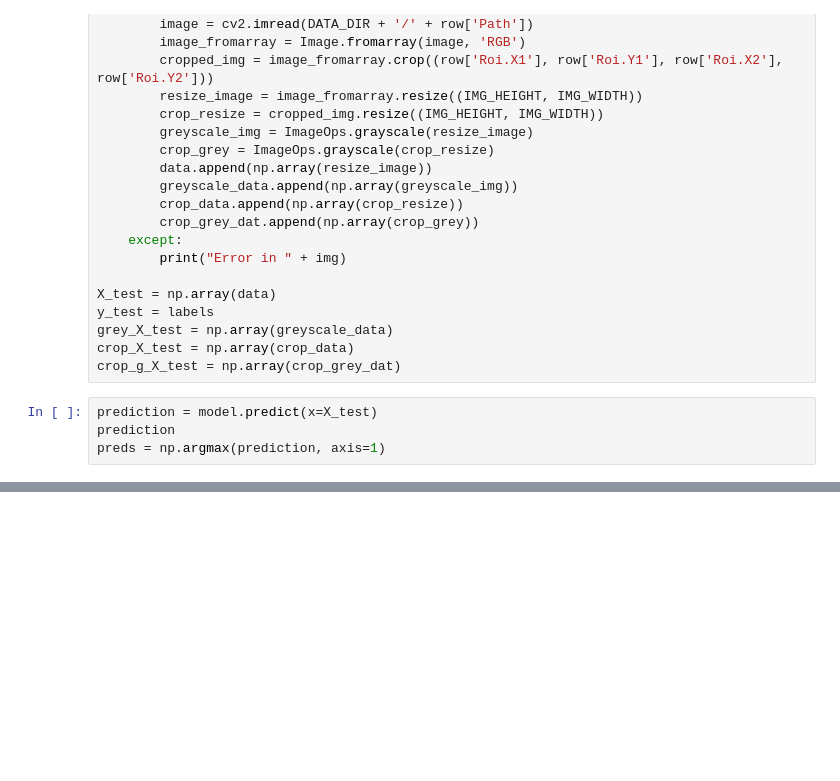
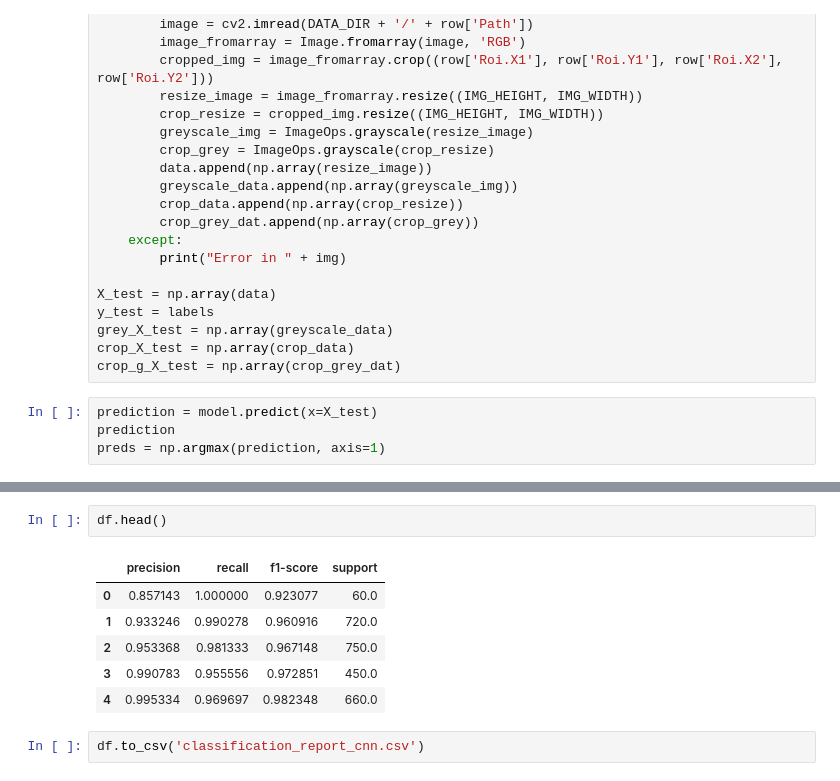
Before and after one commit to mineramc/GTSRB_image_recognition, a Jupyter notebook: GTSRB_CNN.ipynb, the cells around one changed output, grey strips where cells are left out. Cells and saved outputs as stored; diff of their text form; blank space fills up the shorter version.

```diff
--- a/GTSRB_CNN.ipynb
+++ b/GTSRB_CNN.ipynb
@@ -365,0 +386,11 @@ weighted avg       0.91      0.86      0.86     12630
+# %%
+df.head()
+# %% [output]
+|  | precision | recall | f1-score | support |
+| 0 | 0.857143 | 1.000000 | 0.923077 | 60.0 |
+| 1 | 0.933246 | 0.990278 | 0.960916 | 720.0 |
+| 2 | 0.953368 | 0.981333 | 0.967148 | 750.0 |
+| 3 | 0.990783 | 0.955556 | 0.972851 | 450.0 |
+| 4 | 0.995334 | 0.969697 | 0.982348 | 660.0 |
+# %%
+df.to_csv('classification_report_cnn.csv')
```
Also changed, not shown: parts of 15 cells of this notebook.
